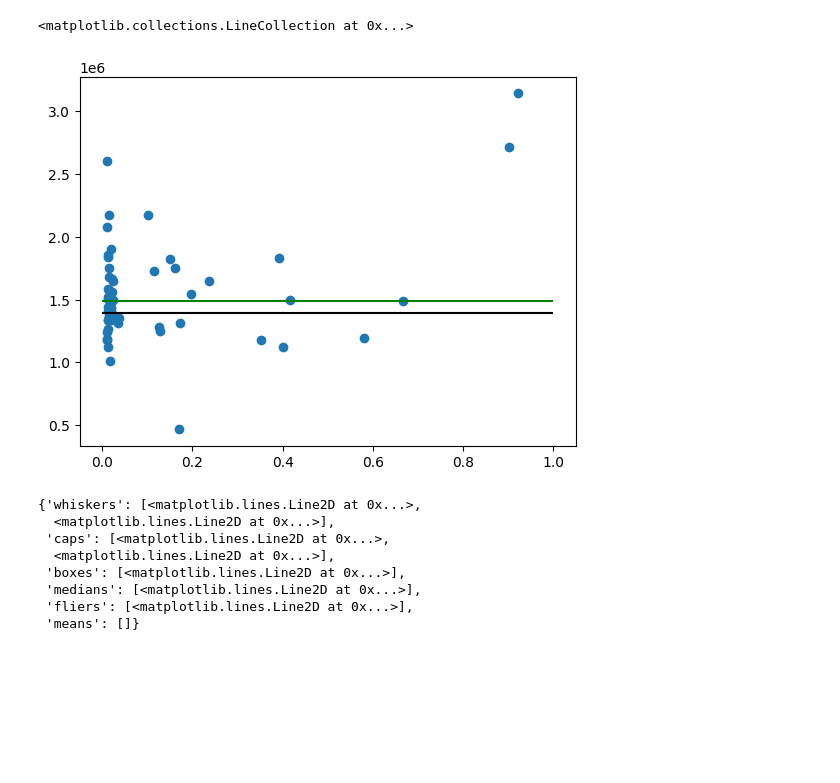
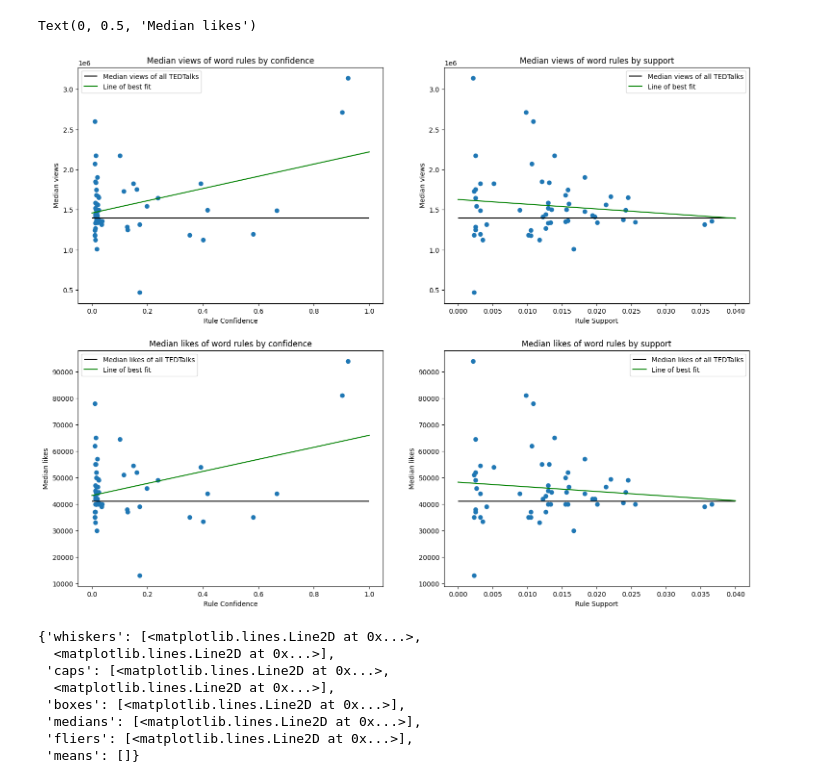
Before and after one commit to kwonionsoup/TedTalk-Popularity-Prediction, a Jupyter notebook: association_rule_viz.ipynb, the cells around one changed output. Cells and saved outputs as stored; diff of their text form; code cells hidden in the pictures; blank space fills up the shorter version.

```diff
--- a/association_rule_viz.ipynb
+++ b/association_rule_viz.ipynb
@@ -49,38 +49,82 @@ process_text = True
 %autoreload 2
 import numpy as np
 import pandas as pd
 import matplotlib.pyplot as plt
 if process_text:
     from text_processing import process_text
 
 data = pd.read_csv('data/dropna_processed.csv')
 titles = data['title'].values
 
 data = pd.read_csv('data/date_popularity_processed.csv')
 popularity = data['popularity'].values
 likes = data['likes'].values
 views = data['views'].values
 
 title_tokens = []
 if process_text:
     for title in titles:
         title_tokens.append(process_text(str(title)).split(' '))
 else:
     for title in titles:
         title_tokens.append(str(title).split(' '))
 
 rules, support, confidence = extract_rules(title_tokens, 0.002, 0.01)
 
+plt.figure(figsize=[18, 14])
+
+plt.subplot(2, 2, 1)
 med_rule_views = np.empty_like(support)
 for i, rule in enumerate(rules):
     med_rule_views[i] = np.median(rule_metrics(rule, title_tokens, views))
+plt.scatter(confidence, med_rule_views)
+plt.hlines(np.median(views), 0, 1, colors='black', label='Median views of all TEDTalks')
+b, a = np.polyfit(confidence, med_rule_views, deg=1)
+x = np.linspace(0, 1, num=100)
+plt.plot(x, a + b*x, color='green', label='Line of best fit')
+plt.legend()
+plt.title("Median views of word rules by confidence")
+plt.xlabel("Rule Confidence")
+plt.ylabel("Median views")
 
-plt.scatter(confidence, med_rule_views)
-plt.hlines(np.median(views), 0, 1, colors='black')
-plt.hlines(np.median(med_rule_views), 0, 1, colors='green')
+plt.subplot(2, 2, 2)
+plt.scatter(support, med_rule_views)
+plt.hlines(np.median(views), 0, 0.04, colors='black', label='Median views of all TEDTalks')
+b, a = np.polyfit(support, med_rule_views, deg=1)
+x = np.linspace(0, 0.04, num=100)
+plt.plot(x, a + b*x, color='green', label='Line of best fit')
+plt.legend()
+plt.title("Median views of word rules by support")
+plt.xlabel("Rule Support")
+plt.ylabel("Median views")
+
+plt.subplot(2, 2, 3)
+med_rule_likes = np.empty_like(support)
+for i, rule in enumerate(rules):
+    med_rule_likes[i] = np.median(rule_metrics(rule, title_tokens, likes))
+plt.scatter(confidence, med_rule_likes)
+plt.hlines(np.median(likes), 0, 1, colors='black', label='Median likes of all TEDTalks')
+b, a = np.polyfit(confidence, med_rule_likes, deg=1)
+x = np.linspace(0, 1, num=100)
+plt.plot(x, a + b*x, color='green', label='Line of best fit')
+plt.legend()
+plt.title("Median likes of word rules by confidence")
+plt.xlabel("Rule Confidence")
+plt.ylabel("Median likes")
+
+plt.subplot(2, 2, 4)
+plt.scatter(support, med_rule_likes)
+plt.hlines(np.median(likes), 0, 0.04, colors='black', label='Median likes of all TEDTalks')
+b, a = np.polyfit(support, med_rule_likes, deg=1)
+x = np.linspace(0, 0.04, num=100)
+plt.plot(x, a + b*x, color='green', label='Line of best fit')
+plt.legend()
+plt.title("Median likes of word rules by support")
+plt.xlabel("Rule Support")
+plt.ylabel("Median likes")
 # %% [output]
-<matplotlib.collections.LineCollection at 0x...>
+Text(0, 0.5, 'Median likes')
-[figure, old version]
+[figure, new version]
 # %%
 plt.subplot(1, 3, 1)
 plt.boxplot(popularity)
```
